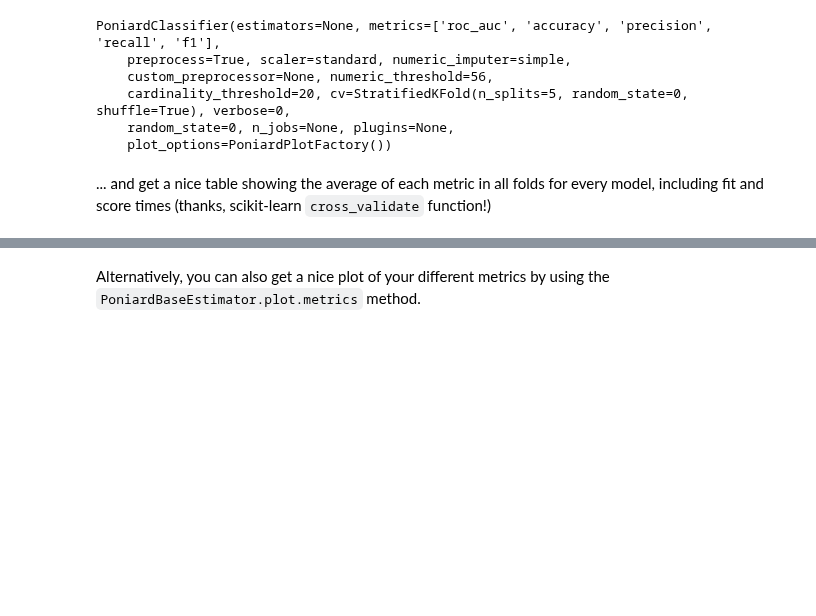
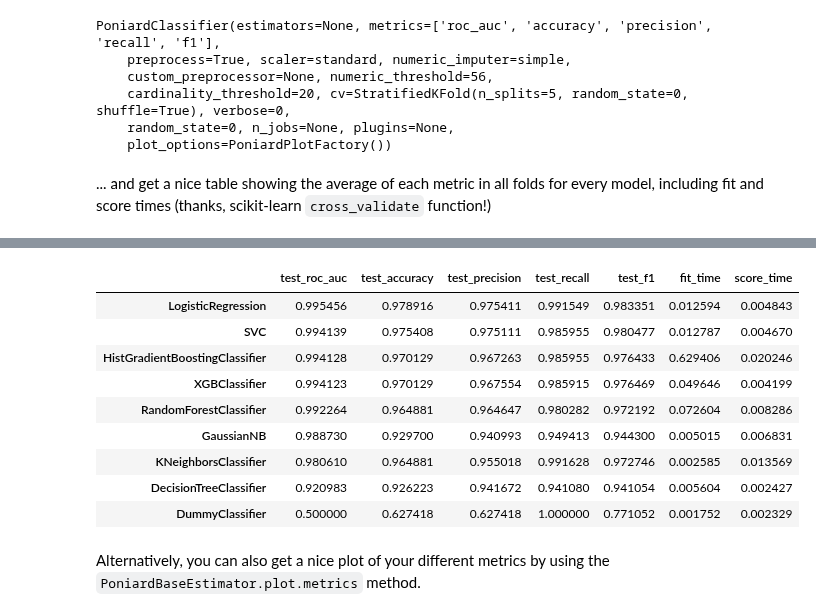
Before and after one commit to rxavier/poniard, a Jupyter notebook: nbs/index.ipynb, the cells around one changed output, grey strips where cells are left out. Drawn from its saved outputs; the diff is of its cells as text; code cells hidden in the pictures; blank space fills up the shorter version.

```diff
--- a/nbs/index.ipynb
+++ b/nbs/index.ipynb
@@ -113,3 +122,20 @@ pnd.get_results()
+# %%
+# |echo: false
+from IPython.display import display, HTML
+
+res = pnd.get_results()
+display(HTML(res.to_html()))
+# %% [output]
+|  | test_roc_auc | test_accuracy | test_precision | test_recall | test_f1 | fit_time | score_time |
+| LogisticRegression | 0.995456 | 0.978916 | 0.975411 | 0.991549 | 0.983351 | 0.012594 | 0.004843 |
+| SVC | 0.994139 | 0.975408 | 0.975111 | 0.985955 | 0.980477 | 0.012787 | 0.004670 |
+| HistGradientBoostingClassifier | 0.994128 | 0.970129 | 0.967263 | 0.985955 | 0.976433 | 0.629406 | 0.020246 |
+| XGBClassifier | 0.994123 | 0.970129 | 0.967554 | 0.985915 | 0.976469 | 0.049646 | 0.004199 |
+| RandomForestClassifier | 0.992264 | 0.964881 | 0.964647 | 0.980282 | 0.972192 | 0.072604 | 0.008286 |
+| GaussianNB | 0.988730 | 0.929700 | 0.940993 | 0.949413 | 0.944300 | 0.005015 | 0.006831 |
+| KNeighborsClassifier | 0.980610 | 0.964881 | 0.955018 | 0.991628 | 0.972746 | 0.002585 | 0.013569 |
+| DecisionTreeClassifier | 0.920983 | 0.926223 | 0.941672 | 0.941080 | 0.941054 | 0.005604 | 0.002427 |
+| DummyClassifier | 0.500000 | 0.627418 | 0.627418 | 1.000000 | 0.771052 | 0.001752 | 0.002329 |
 # %% [markdown]
 Alternatively, you can also get a nice plot of your different metrics by using the `PoniardBaseEstimator.plot.metrics` method.
 # %% [markdown]
```
Also changed, not shown: parts of 5 cells of this notebook, 1 other file.
